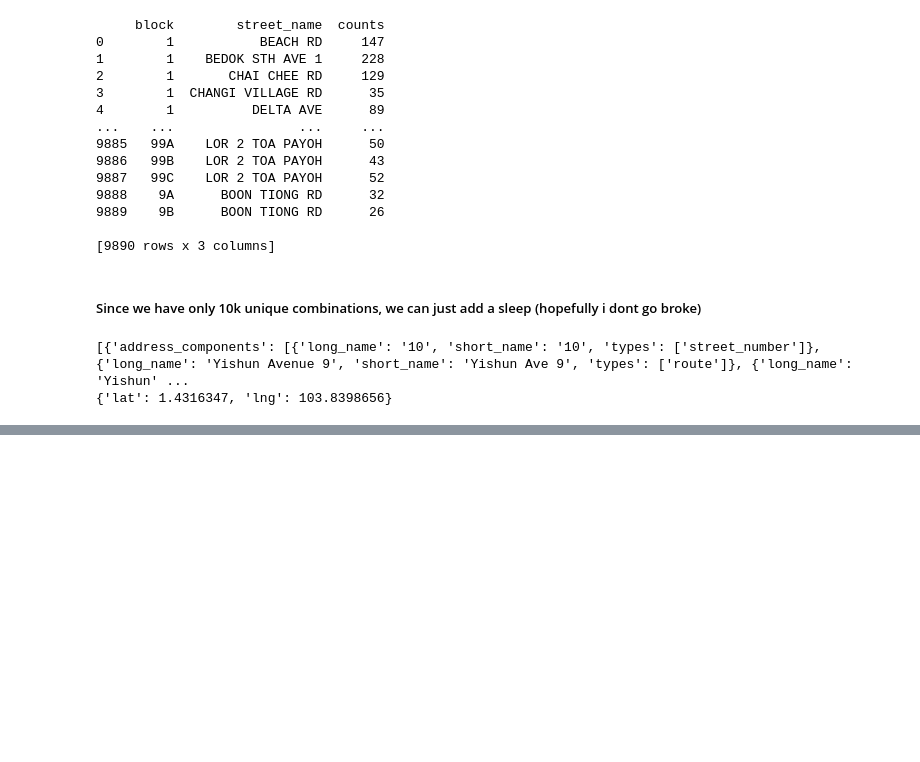
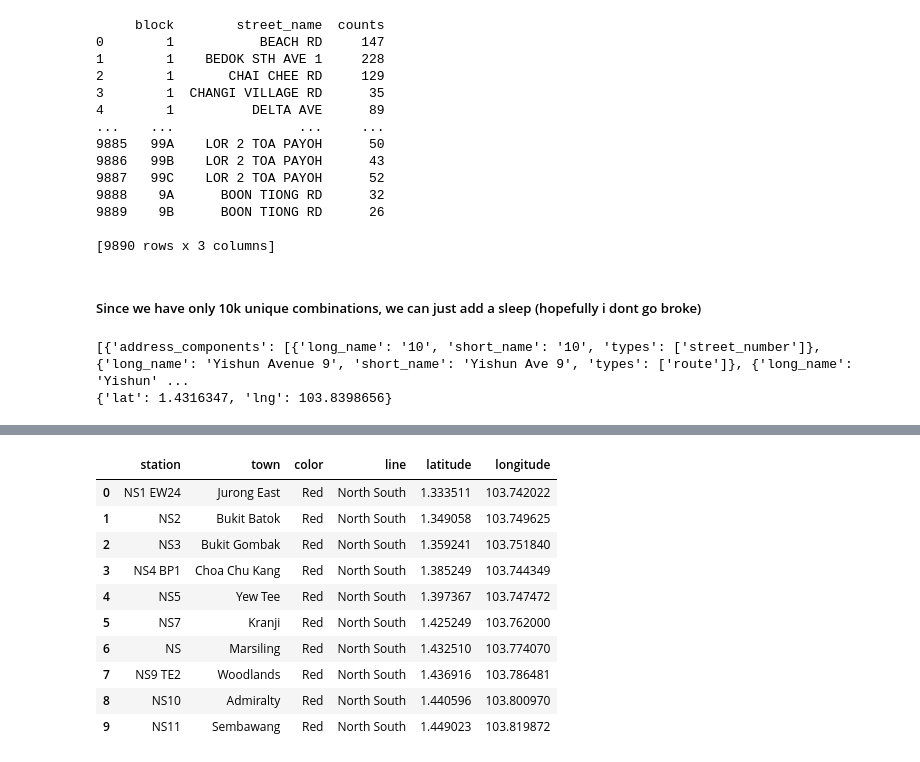
Before and after one commit to Seibell/IS4303_datacleaning, a Jupyter notebook: preprocess_data.ipynb, the cells around one changed output, grey strips where cells are left out. Cells and saved outputs as stored; diff of their text form; code cells hidden in the pictures; blank space fills up the shorter version.

```diff
--- a/preprocess_data.ipynb
+++ b/preprocess_data.ipynb
@@ -180,0 +383,34 @@ KeyboardInterrupt:
+# %%
+df_mrt = pd.read_csv("stations.csv", encoding="cp1252") # fix for UTF-8 encoding issue cause of en-dash (–)
+
+# Add latitude and longitude to the MRT stations
+def geocode_mrt(station, town):
+    address = f"{town} MRT Station, {station}, Singapore"
+    try:
+        geocode_result = gmaps.geocode(address)
+        if geocode_result:
+            location = geocode_result[0]['geometry']['location']
+            return location['lat'], location['lng']
+    except Exception as e:
+        print(f"Error geocoding {address}: {e}")
+    return None, None
+
+# Loop through the DataFrame and geocode each unique MRT station, dont need cache as we have only 100 stations
+count = 0
+for idx, row in df_mrt.iterrows():
+    station = row['station']
+    town = row['town']
+
+    # Skip if already cached
+    if (station, town) in geocode_cache:
+        continue
+
+    # Call Geocoding API
+    lat, lng = geocode_mrt(station, town)
+    df_mrt.at[idx, 'latitude'] = lat
+    df_mrt.at[idx, 'longitude'] = lng
+    print(f"Geocoded {station}, {town}: {lat}, {lng}")
+
+# to csv
+df_mrt.to_csv("stations_with_latlong.csv", index=False)
+print("CSV file 'stations_with_latlong.csv' created successfully.")
@@ -180,0 +452,15 @@ KeyboardInterrupt:
+# %%
+# mrt station lat long
+df_mrt.head(10)
+# %% [output]
+|  | station | town | color | line | latitude | longitude |
+| 0 | NS1 EW24 | Jurong East | Red | North South | 1.333511 | 103.742022 |
+| 1 | NS2 | Bukit Batok | Red | North South | 1.349058 | 103.749625 |
+| 2 | NS3 | Bukit Gombak | Red | North South | 1.359241 | 103.751840 |
+| 3 | NS4 BP1 | Choa Chu Kang | Red | North South | 1.385249 | 103.744349 |
+| 4 | NS5 | Yew Tee | Red | North South | 1.397367 | 103.747472 |
+| 5 | NS7 | Kranji | Red | North South | 1.425249 | 103.762000 |
+| 6 | NS | Marsiling | Red | North South | 1.432510 | 103.774070 |
+| 7 | NS9 TE2 | Woodlands | Red | North South | 1.436916 | 103.786481 |
+| 8 | NS10 | Admiralty | Red | North South | 1.440596 | 103.800970 |
+| 9 | NS11 | Sembawang | Red | North South | 1.449023 | 103.819872 |
```
Also changed, not shown: parts of 7 cells of this notebook.
